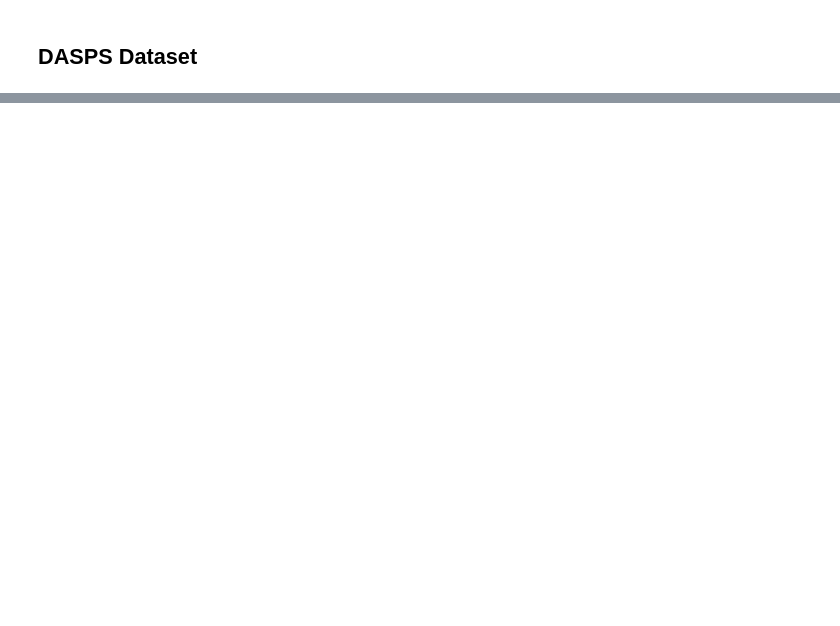
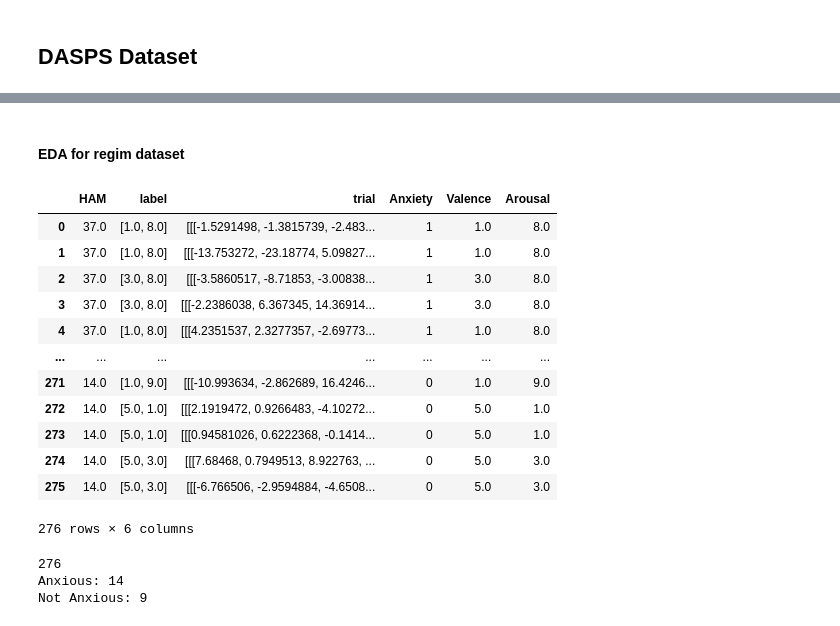
Before and after one commit to Shubh0507/BrainSync, a Jupyter notebook: phase2_Proj/BrainSync.ipynb, the cells around one changed output, grey strips where cells are left out. Cells and saved outputs as stored; diff of their text form; code cells hidden in the pictures; blank space fills up the shorter version.

Commit message:
Adding dasps dataset and training model over it

```diff
--- a/phase2_Proj/BrainSync.ipynb
+++ b/phase2_Proj/BrainSync.ipynb
@@ -512,0 +508,17 @@ Epoch 90, Loss: 1.618201494216919
+# %%
+import scipy.io #Used to read .mat files
+import mat73
+
+labels = mat73.loadmat("../dasps_data/DASPS+HAM labels/DASPS+HAM labels.mat")
+preprocess_data = mat73.loadmat("../dasps_data/preprocessed_DASPS_dataset/preprocessed_DASPS_dataset.mat")
+
+for outer_key in labels:
+    print(f"Outer Key: {outer_key}")
+    for inner_key in labels[outer_key]:
+        print(f"Inner Keys: {inner_key}")
+
+
+for outer_key in preprocess_data:
+    print(f"Outer Key: {outer_key}")
+    for inner_key in preprocess_data[outer_key]:
+        print(f"Inner Keys: {inner_key}")
@@ -512,0 +533,57 @@ Epoch 90, Loss: 1.618201494216919
+# %% [markdown]
+#### EDA for regim dataset
+# %%
+regim_datasub = labels["Regim_datasub"]
+# print(regim_datasub)
+
+ham_score = regim_datasub["HAM"]
+
+label = []
+valence = []
+arousal = []
+for raw_label in regim_datasub["label"]:
+    label.append(raw_label[0])
+    valence.append(raw_label[0][0])
+    arousal.append(raw_label[0][1])
+
+trial = regim_datasub["trial"]
+
+# print(len(label))
+# print(label)
+
+regim_df = pd.DataFrame({"HAM": ham_score, "label": label, "trial": trial, "Anxiety": np.where((ham_score >= 25), 1, 0), "Valence": valence,
+                         "Arousal": arousal})
+regim_df
+# %% [output]
+|  | HAM | label | trial | Anxiety | Valence | Arousal |
+| 0 | 37.0 | [1.0, 8.0] | [[[-1.5291498, -1.3815739, -2.483... | 1 | 1.0 | 8.0 |
+| 1 | 37.0 | [1.0, 8.0] | [[[-13.753272, -23.18774, 5.09827... | 1 | 1.0 | 8.0 |
+| 2 | 37.0 | [3.0, 8.0] | [[[-3.5860517, -8.71853, -3.00838... | 1 | 3.0 | 8.0 |
+| 3 | 37.0 | [3.0, 8.0] | [[[-2.2386038, 6.367345, 14.36914... | 1 | 3.0 | 8.0 |
+| 4 | 37.0 | [1.0, 8.0] | [[[4.2351537, 2.3277357, -2.69773... | 1 | 1.0 | 8.0 |
+| ... | ... | ... | ... | ... | ... | ... |
+| 271 | 14.0 | [1.0, 9.0] | [[[-10.993634, -2.862689, 16.4246... | 0 | 1.0 | 9.0 |
+| 272 | 14.0 | [5.0, 1.0] | [[[2.1919472, 0.9266483, -4.10272... | 0 | 5.0 | 1.0 |
+| 273 | 14.0 | [5.0, 1.0] | [[[0.94581026, 0.6222368, -0.1414... | 0 | 5.0 | 1.0 |
+| 274 | 14.0 | [5.0, 3.0] | [[[7.68468, 0.7949513, 8.922763, ... | 0 | 5.0 | 3.0 |
+| 275 | 14.0 | [5.0, 3.0] | [[[-6.766506, -2.9594884, -4.6508... | 0 | 5.0 | 3.0 |
+276 rows × 6 columns
+# %%
+## Finding number of anxiouos and non anxious people
+
+print(len(ham_score))
+anxious = 0
+
+for i in ham_score:
+    if i >= 25:
+        anxious += 1
+
+print(f"Anxious: {anxious//12}")
+print(f"Not Anxious: {(len(ham_score) - anxious)//12}")
+
+# The dataset has 12 trials for each of the 23 participants => 12 * 23 gives 276 values
+# The ham score is the same across all 12 trials for each participant
+# %% [output]
+276
+Anxious: 14
+Not Anxious: 9
```
Also changed, not shown: parts of 24 cells of this notebook, 2 other files.
